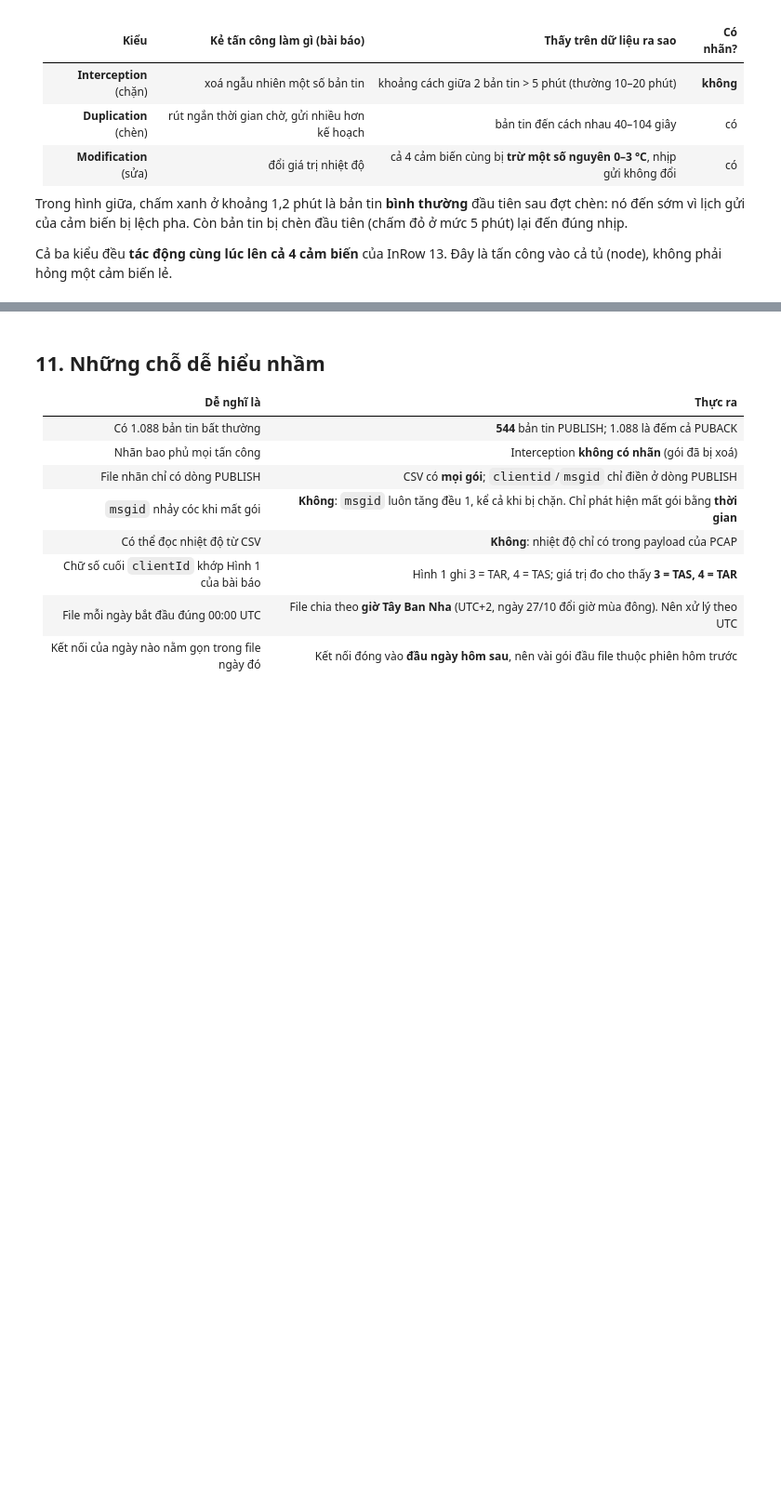
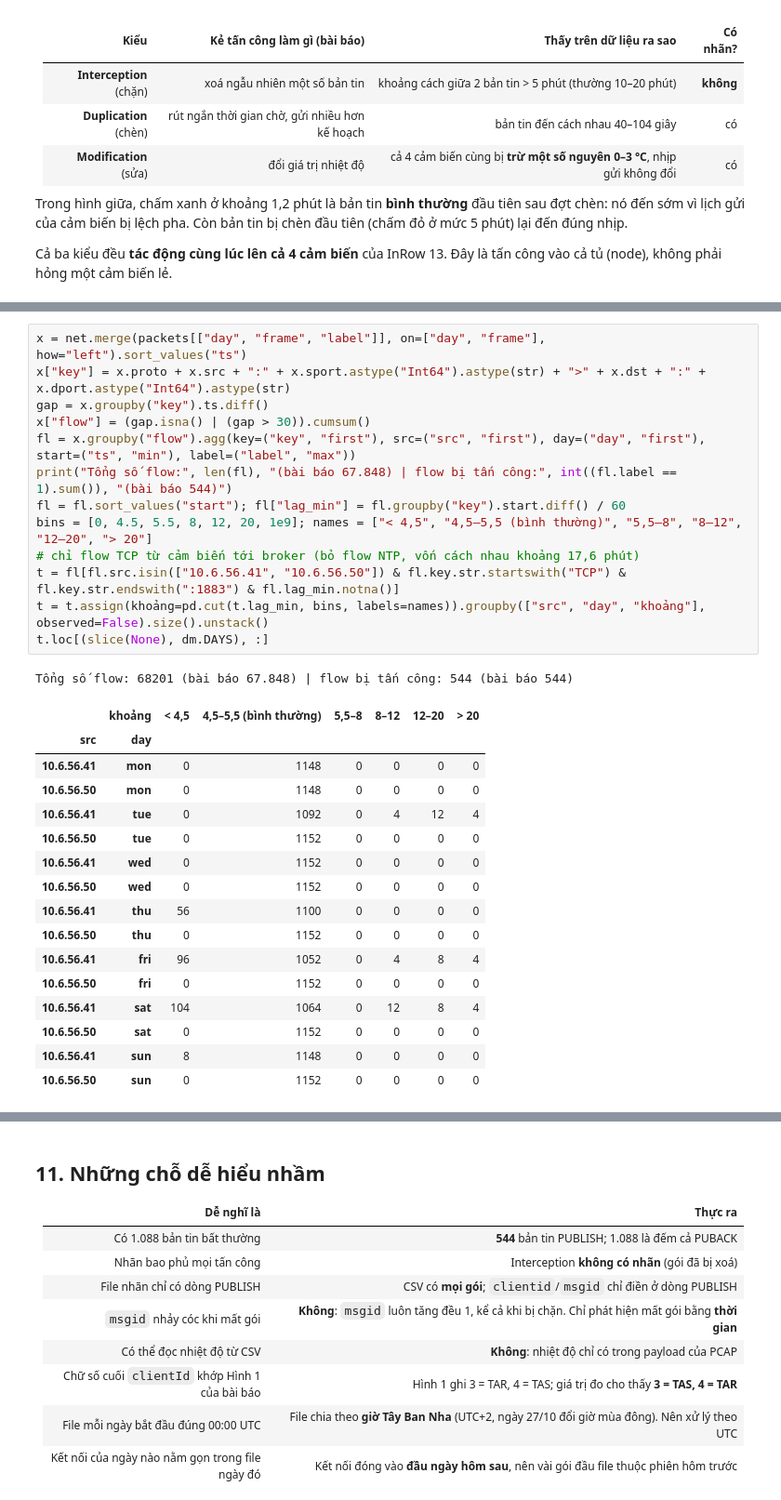
Before and after one commit to CoolSentinel/dad, a Jupyter notebook: monitoring/notebooks/00_hieu_dataset_DAD.ipynb, the cells around one changed output, grey strips where cells are left out. Shown at 93% size. Cells and saved outputs as stored; diff of their text form; blank space fills up the shorter version.

```diff
--- a/monitoring/notebooks/00_hieu_dataset_DAD.ipynb
+++ b/monitoring/notebooks/00_hieu_dataset_DAD.ipynb
@@ -448,0 +694,31 @@ Cả ba kiểu đều **tác động cùng lúc lên cả 4 cảm biến** của
+# %%
+x = net.merge(packets[["day", "frame", "label"]], on=["day", "frame"], how="left").sort_values("ts")
+x["key"] = x.proto + x.src + ":" + x.sport.astype("Int64").astype(str) + ">" + x.dst + ":" + x.dport.astype("Int64").astype(str)
+gap = x.groupby("key").ts.diff()
+x["flow"] = (gap.isna() | (gap > 30)).cumsum()
+fl = x.groupby("flow").agg(key=("key", "first"), src=("src", "first"), day=("day", "first"), start=("ts", "min"), label=("label", "max"))
+print("Tổng số flow:", len(fl), "(bài báo 67.848) | flow bị tấn công:", int((fl.label == 1).sum()), "(bài báo 544)")
+fl = fl.sort_values("start"); fl["lag_min"] = fl.groupby("key").start.diff() / 60
+bins = [0, 4.5, 5.5, 8, 12, 20, 1e9]; names = ["< 4,5", "4,5–5,5 (bình thường)", "5,5–8", "8–12", "12–20", "> 20"]
+# chỉ flow TCP từ cảm biến tới broker (bỏ flow NTP, vốn cách nhau khoảng 17,6 phút)
+t = fl[fl.src.isin(["10.6.56.41", "10.6.56.50"]) & fl.key.str.startswith("TCP") & fl.key.str.endswith(":1883") & fl.lag_min.notna()]
+t = t.assign(khoảng=pd.cut(t.lag_min, bins, labels=names)).groupby(["src", "day", "khoảng"], observed=False).size().unstack()
+t.loc[(slice(None), dm.DAYS), :]
+# %% [output]
+Tổng số flow: 68201 (bài báo 67.848) | flow bị tấn công: 544 (bài báo 544)
+|  | khoảng | < 4,5 | 4,5–5,5 (bình thường) | 5,5–8 | 8–12 | 12–20 | > 20 |
+| src | day |  |  |  |  |  |  |
+| 10.6.56.41 | mon | 0 | 1148 | 0 | 0 | 0 | 0 |
+| 10.6.56.50 | mon | 0 | 1148 | 0 | 0 | 0 | 0 |
+| 10.6.56.41 | tue | 0 | 1092 | 0 | 4 | 12 | 4 |
+| 10.6.56.50 | tue | 0 | 1152 | 0 | 0 | 0 | 0 |
+| 10.6.56.41 | wed | 0 | 1152 | 0 | 0 | 0 | 0 |
+| 10.6.56.50 | wed | 0 | 1152 | 0 | 0 | 0 | 0 |
+| 10.6.56.41 | thu | 56 | 1100 | 0 | 0 | 0 | 0 |
+| 10.6.56.50 | thu | 0 | 1152 | 0 | 0 | 0 | 0 |
+| 10.6.56.41 | fri | 96 | 1052 | 0 | 4 | 8 | 4 |
+| 10.6.56.50 | fri | 0 | 1152 | 0 | 0 | 0 | 0 |
+| 10.6.56.41 | sat | 104 | 1064 | 0 | 12 | 8 | 4 |
+| 10.6.56.50 | sat | 0 | 1152 | 0 | 0 | 0 | 0 |
+| 10.6.56.41 | sun | 8 | 1148 | 0 | 0 | 0 | 0 |
+| 10.6.56.50 | sun | 0 | 1152 | 0 | 0 | 0 | 0 |
```
Also changed, not shown: parts of 24 cells of this notebook, 10 other files.
